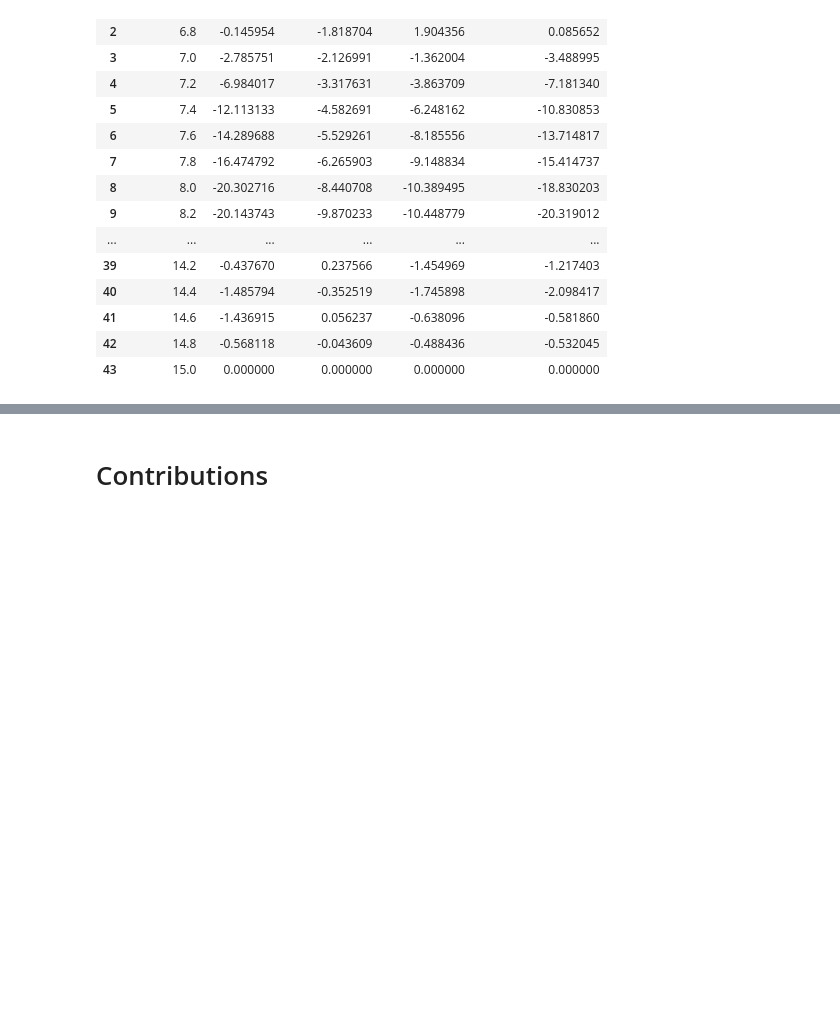
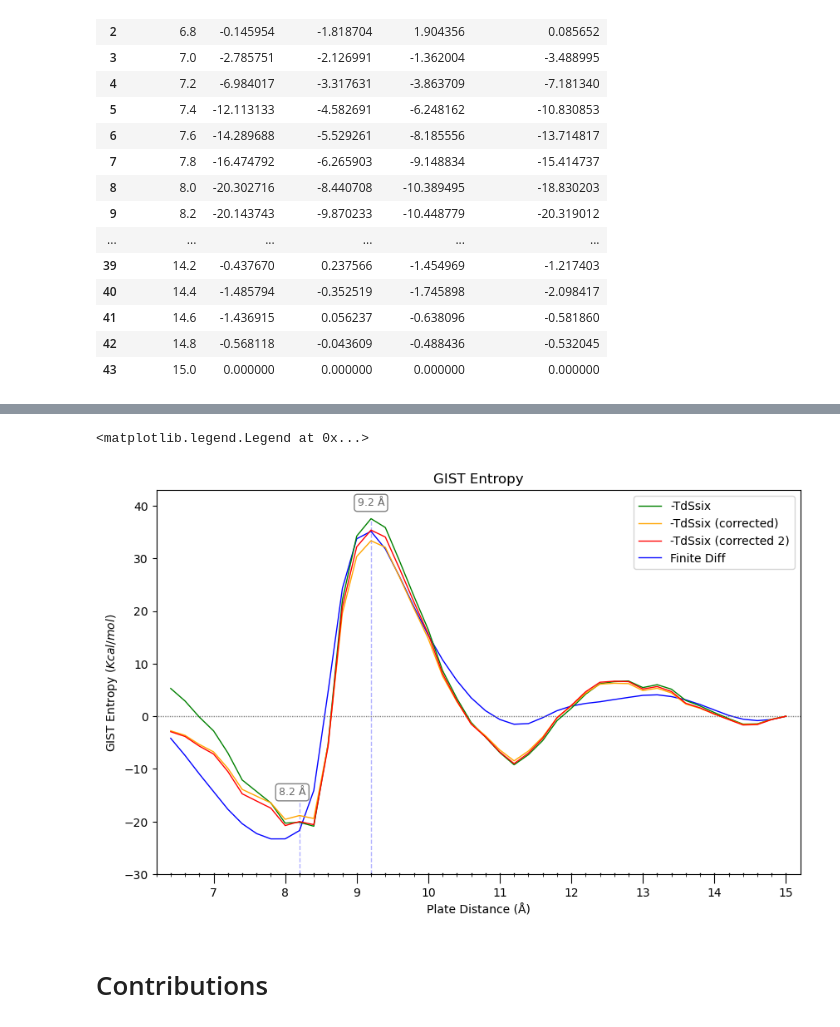
Before and after one commit to arghavanvg/hydrophobic-plates-analysis, a Jupyter notebook: df-energy-plotting.ipynb, the cells around one changed output, grey strips where cells are left out. Drawn from its saved outputs; the diff is of its cells as text; code cells hidden in the pictures; blank space fills up the shorter version.

```diff
--- a/df-energy-plotting.ipynb
+++ b/df-energy-plotting.ipynb
@@ -46,6 +46,12 @@ corrected_gist_Tds = pd.read_csv(corrected_gist_TdS_file, sep='\t', index_col=No
 corrected_gist_Tds.rename(columns={'distance(A)': 'Distance(Å)'}, inplace=True)
 corrected_gist_Tds = corrected_gist_Tds.iloc[5:].copy()
 corrected_gist_Tds.reset_index(drop=True, inplace=True)
+# %%
+corrected_15_gist_TdS_file = '/Users/arghavan/lab/hp-results/pmf/15_corrected_neg_dTS.dat'
+corrected_15_gist_Tds = pd.read_csv(corrected_15_gist_TdS_file, sep='\t', index_col=None, header=0)
+corrected_15_gist_Tds.rename(columns={'distance(A)': 'Distance(Å)'}, inplace=True)
+corrected_15_gist_Tds = corrected_15_gist_Tds.iloc[5:].copy()
+corrected_15_gist_Tds.reset_index(drop=True, inplace=True)
 # %%
 vanthoff_file = '/Users/arghavan/Graduate Center Dropbox/Arghavan Vedadi Gargari/Hydrophobic Plates/Arghavan/PMF-TdS-data/PMF-tdS data/vanthoff_negTdS.txt'
 vanthoff_df = pd.read_csv(vanthoff_file, sep='\s+', index_col=None, names=columns ,header=None)
@@ -474,3 +481,53 @@ plt.legend()
+# %%
+
+plt.figure(figsize=(10, 6))
+plt.plot(gist_Tds['Distance(Å)'], gist_Tds['-dTSsix(ref)'], 'g-', markersize=3, linewidth=1, label='-TdSsix', zorder=2)
+# plt.plot(gist_Tds['Distance(Å)'], gist_Tds['-dTSorient+trans(ref)'], 'r-', markersize=3, linewidth=1, label='Trans+Orient', zorder=1)
+plt.plot(corrected_gist_Tds['Distance(Å)'], corrected_gist_Tds['-dTSsix(ref)'], color='orange', markersize=3, linewidth=1, label='-TdSsix (corrected)', zorder=3)
+# plt.plot(corrected_gist_Tds['Distance(Å)'], corrected_gist_Tds['-dTSorient+trans(ref)'], 'm-', markersize=3, linewidth=1, label='Trans+Orient (corrected)', zorder=1)
+plt.plot(corrected_15_gist_Tds['Distance(Å)'], corrected_15_gist_Tds['-dTSsix(ref)'], color='red', markersize=3, linewidth=1, label='-TdSsix (corrected 2)', zorder=3)
+plt.plot(vanthoff_df_300K_above_6A['Distance(Å)'], vanthoff_df_300K_above_6A['Vant_Hoff_300K_Kcal/mol'], 'b-', markersize=3, linewidth=1, label='Finite Diff', zorder=1)
+# plt.plot(gist_joe_ent_df['Distance(Å)'], gist_joe_ent_df['300'], 'k-', markersize=3, label='gist (joe)', zorder=2)
+
+plt.hlines(y=0.00, xmin=6.0, xmax=15.2, color='grey', linestyle=(0, (1, 1)), linewidth=1, zorder=1)
+
+
+y_82 = gist_Tds.loc[gist_Tds['Distance(Å)'] == 8.2,'-dTSsix(ref)'].values[0]
+plt.vlines(x=8.2, ymin=-30, ymax=y_82+4, color='blue', linestyle='--', linewidth=1, alpha=0.3)
+plt.text(x=8.1, y=-15, s="8.2 Å", ha='center', fontsize=9, color='dimgrey',
+         bbox=dict(facecolor='white', edgecolor='gray', boxstyle='round,pad=0.3'))
+
+y_92 = gist_Tds.loc[gist_Tds['Distance(Å)'] == 9.2,'-dTSsix(ref)'].values[0]
+plt.vlines(x=9.2, ymin=-30, ymax=y_92, color='blue', linestyle='--', linewidth=1, alpha=0.3)
+plt.text(x=9.2, y=40, s="9.2 Å", ha='center', fontsize=9, color='dimgrey',
+         bbox=dict(facecolor='white', edgecolor='gray', boxstyle='round,pad=0.3'))
+
+
+plt.title("GIST Entropy")
+plt.xlabel('Plate Distance (Å)')
+plt.ylabel(r'GIST Entropy $(Kcal/mol)$')
+plt.ylim(-30.0, 43.0)
+plt.xlim(6.2,15.2)
+
+plt.gca().xaxis.set_major_locator(ticker.MultipleLocator(1))
+
+medium_ticks = np.arange(6.2,15.2, 0.2)
+plt.gca().set_xticks(medium_ticks, minor=True)
+
+plt.tick_params(axis='x', which='major', length=8)
+plt.tick_params(axis='x', which='minor', length=2)
+for t in medium_ticks:
+    plt.gca().axvline(t, ymin=0, ymax=0.003, color='k', lw=1)
+
+
+plt.legend()
+# plots_path = f'{output_path}/plots/'
+# os.makedirs(plots_path, exist_ok=True)
+
+# plt.savefig(f'{plots_path}/gist-Tds_above_6A.png', dpi=800)
+# %% [output]
+<matplotlib.legend.Legend at 0x...>
+[figure, added]
 # %% [markdown]
 # Contributions
 # %%
```
Also changed, not shown: parts of 1 cell of this notebook, 1 other file.
